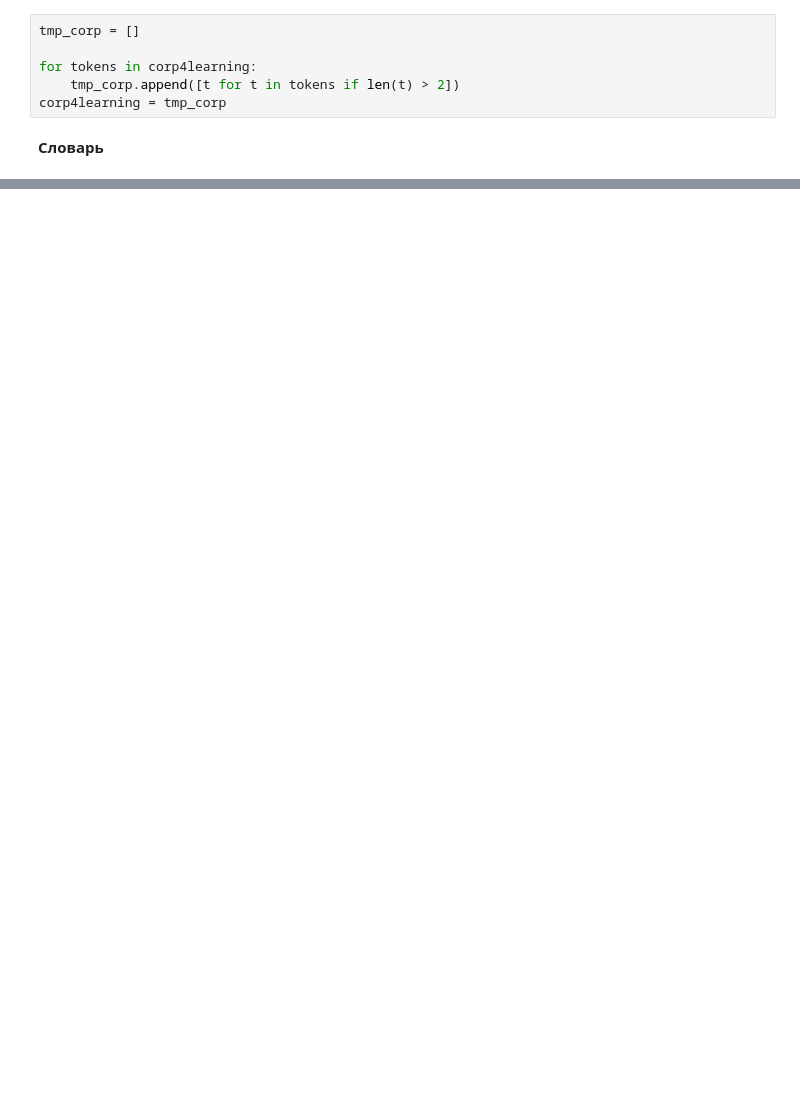
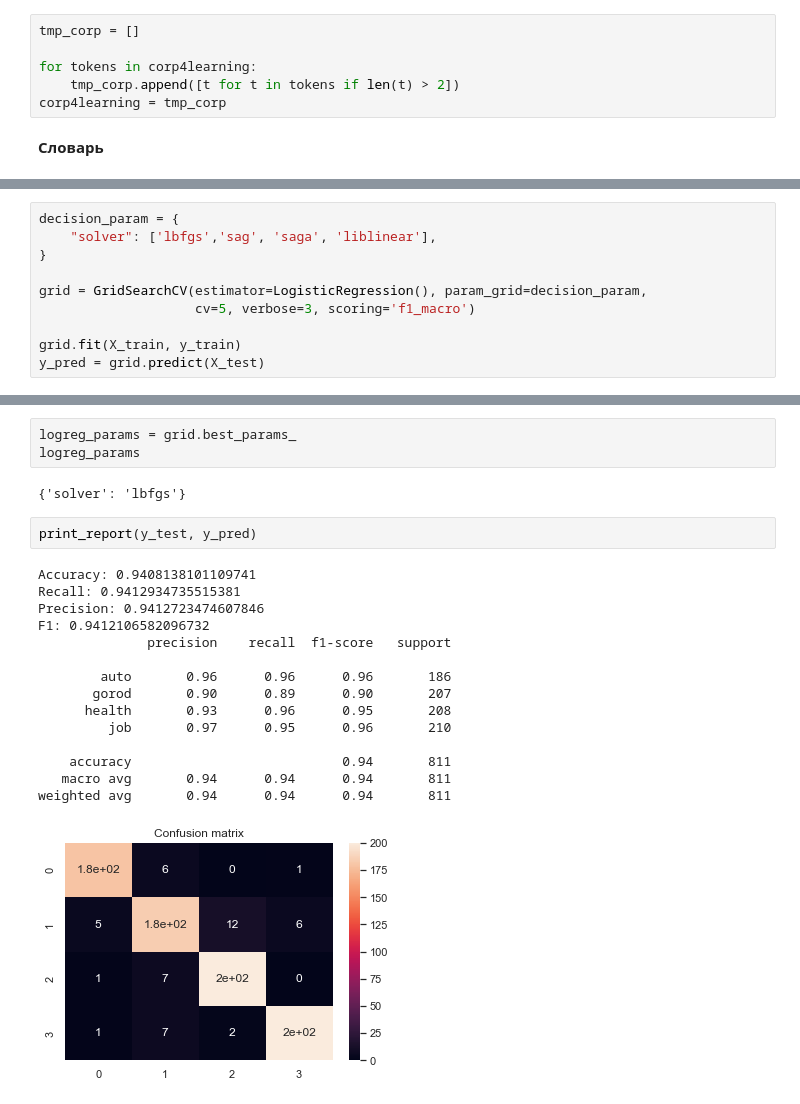
Before and after one commit to avmusatov/NLP, a Jupyter notebook: lab 2/text_analysis_lab2_Musatov_Anton.ipynb, the cells around one changed output, grey strips where cells are left out. Drawn from its saved outputs; the diff is of its cells as text; blank space fills up the shorter version.

```diff
--- a/lab 2/text_analysis_lab2_Musatov_Anton.ipynb
+++ b/lab 2/text_analysis_lab2_Musatov_Anton.ipynb
@@ -470,0 +525,10 @@ vectorizer = CountVectorizer(max_features=5000, min_df=5, max_df=0.7)
+# %%
+decision_param = {
+    "solver": ['lbfgs','sag', 'saga', 'liblinear'],
+}
+
+grid = GridSearchCV(estimator=LogisticRegression(), param_grid=decision_param,
+                    cv=5, verbose=3, scoring='f1_macro')
+
+grid.fit(X_train, y_train)
+y_pred = grid.predict(X_test)
@@ -470,0 +553,23 @@ vectorizer = CountVectorizer(max_features=5000, min_df=5, max_df=0.7)
+# %%
+logreg_params = grid.best_params_
+logreg_params
+# %% [output]
+{'solver': 'lbfgs'}
+# %%
+print_report(y_test, y_pred)
+# %% [output]
+Accuracy: 0.9408138101109741
+Recall: 0.9412934735515381
+Precision: 0.9412723474607846
+F1: 0.9412106582096732
+              precision    recall  f1-score   support
+
+        auto       0.96      0.96      0.96       186
+       gorod       0.90      0.89      0.90       207
+      health       0.93      0.96      0.95       208
+         job       0.97      0.95      0.96       210
+
+    accuracy                           0.94       811
+   macro avg       0.94      0.94      0.94       811
+weighted avg       0.94      0.94      0.94       811
+[figure, added]
```
Also changed, not shown: parts of 96 cells of this notebook.
